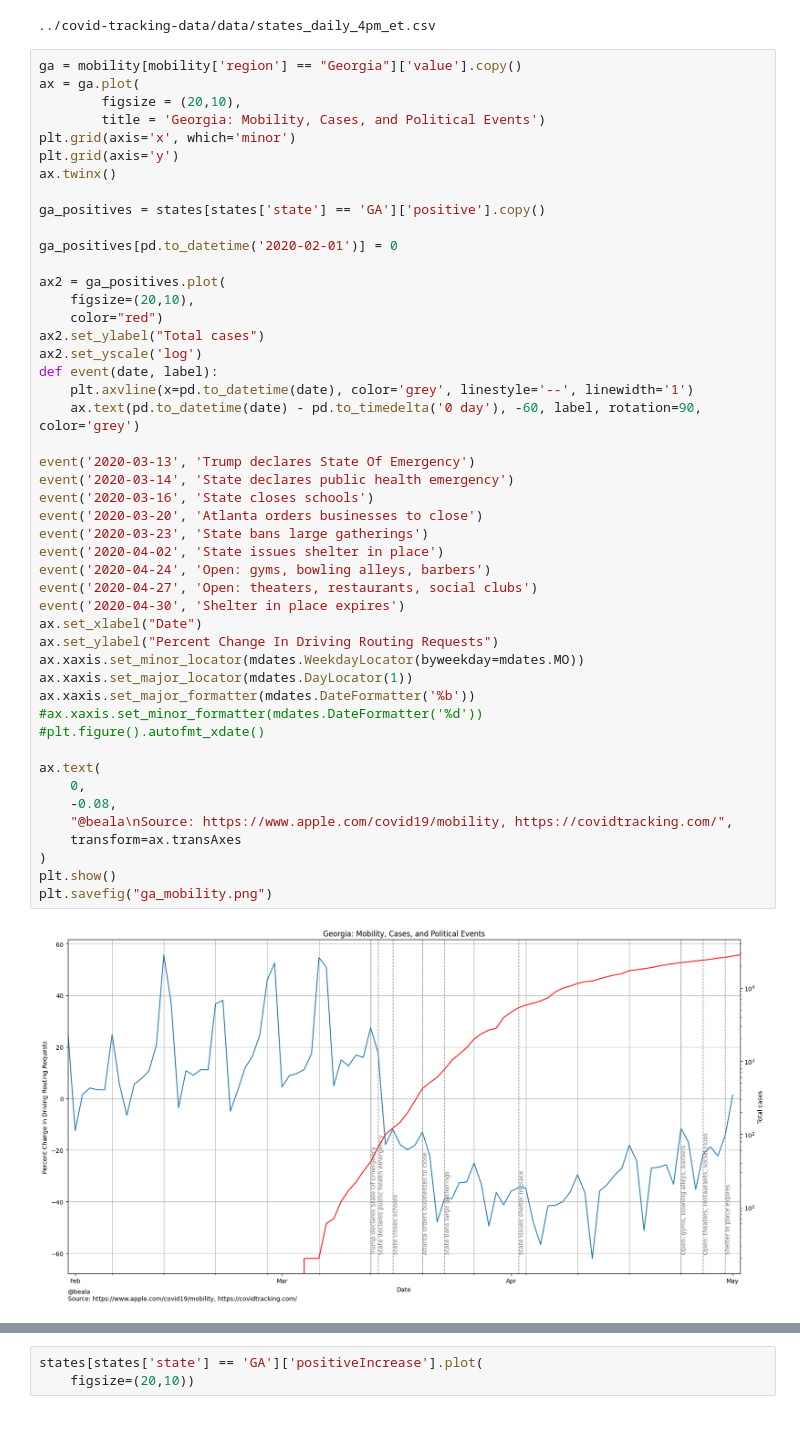
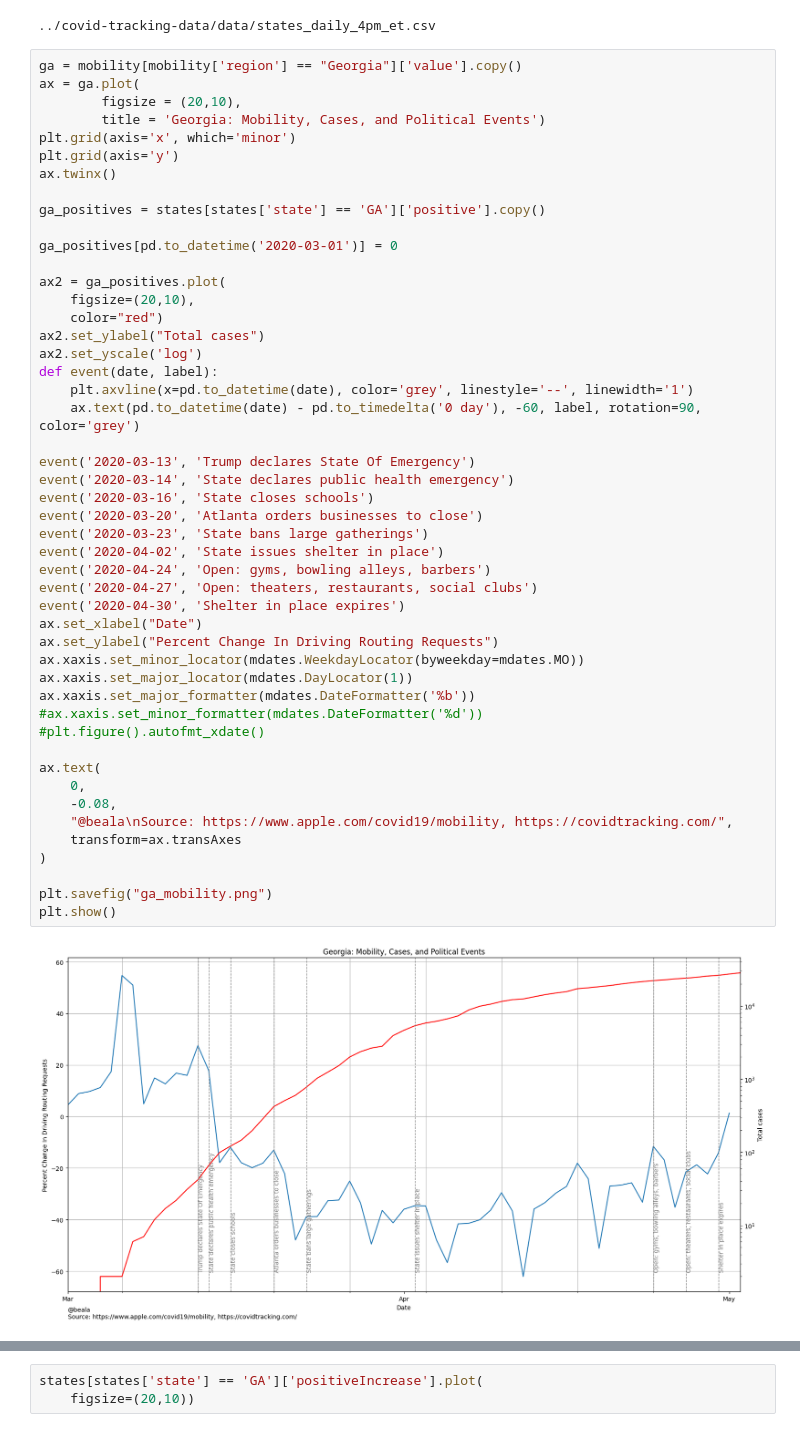
Before and after one commit to beala/covid_forecasts, a Jupyter notebook: Graphs.ipynb, the cells around one changed output, grey strips where cells are left out. Cells and saved outputs as stored; diff of their text form.

```diff
--- a/Graphs.ipynb
+++ b/Graphs.ipynb
@@ -44,7 +44,7 @@ ax.twinx()
 
 ga_positives = states[states['state'] == 'GA']['positive'].copy()
 
-ga_positives[pd.to_datetime('2020-02-01')] = 0
+ga_positives[pd.to_datetime('2020-03-01')] = 0
 
 ax2 = ga_positives.plot(
     figsize=(20,10),
@@ -53,35 +53,36 @@ ax2.set_ylabel("Total cases")
 ax2.set_yscale('log')
 def event(date, label):
     plt.axvline(x=pd.to_datetime(date), color='grey', linestyle='--', linewidth='1')
     ax.text(pd.to_datetime(date) - pd.to_timedelta('0 day'), -60, label, rotation=90, color='grey')
 
 event('2020-03-13', 'Trump declares State Of Emergency')
 event('2020-03-14', 'State declares public health emergency')
 event('2020-03-16', 'State closes schools')
 event('2020-03-20', 'Atlanta orders businesses to close')
 event('2020-03-23', 'State bans large gatherings')
 event('2020-04-02', 'State issues shelter in place')
 event('2020-04-24', 'Open: gyms, bowling alleys, barbers')
 event('2020-04-27', 'Open: theaters, restaurants, social clubs')
 event('2020-04-30', 'Shelter in place expires')
 ax.set_xlabel("Date")
 ax.set_ylabel("Percent Change In Driving Routing Requests")
 ax.xaxis.set_minor_locator(mdates.WeekdayLocator(byweekday=mdates.MO))
 ax.xaxis.set_major_locator(mdates.DayLocator(1))
 ax.xaxis.set_major_formatter(mdates.DateFormatter('%b'))
 #ax.xaxis.set_minor_formatter(mdates.DateFormatter('%d'))
 #plt.figure().autofmt_xdate()
 
 ax.text(
     0,
     -0.08,
     "@beala\nSource: https://www.apple.com/covid19/mobility, https://covidtracking.com/",
     transform=ax.transAxes
 )
+
+plt.savefig("ga_mobility.png")
 plt.show()
-plt.savefig("ga_mobility.png")
 # %% [output]
-[figure, old version]
+[figure, new version]
 <Figure size 640x480 with 0 Axes>
 # %%
 states[states['state'] == 'GA']['positiveIncrease'].plot(
```
